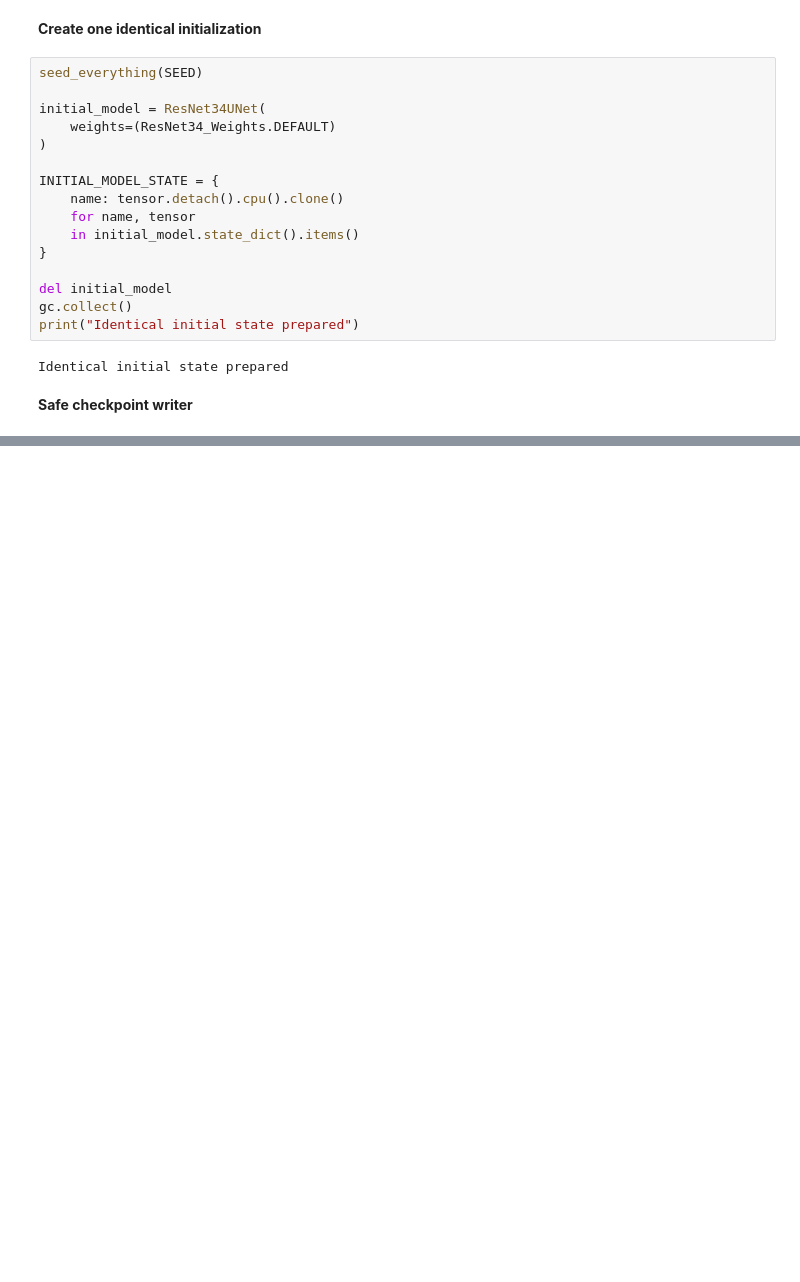
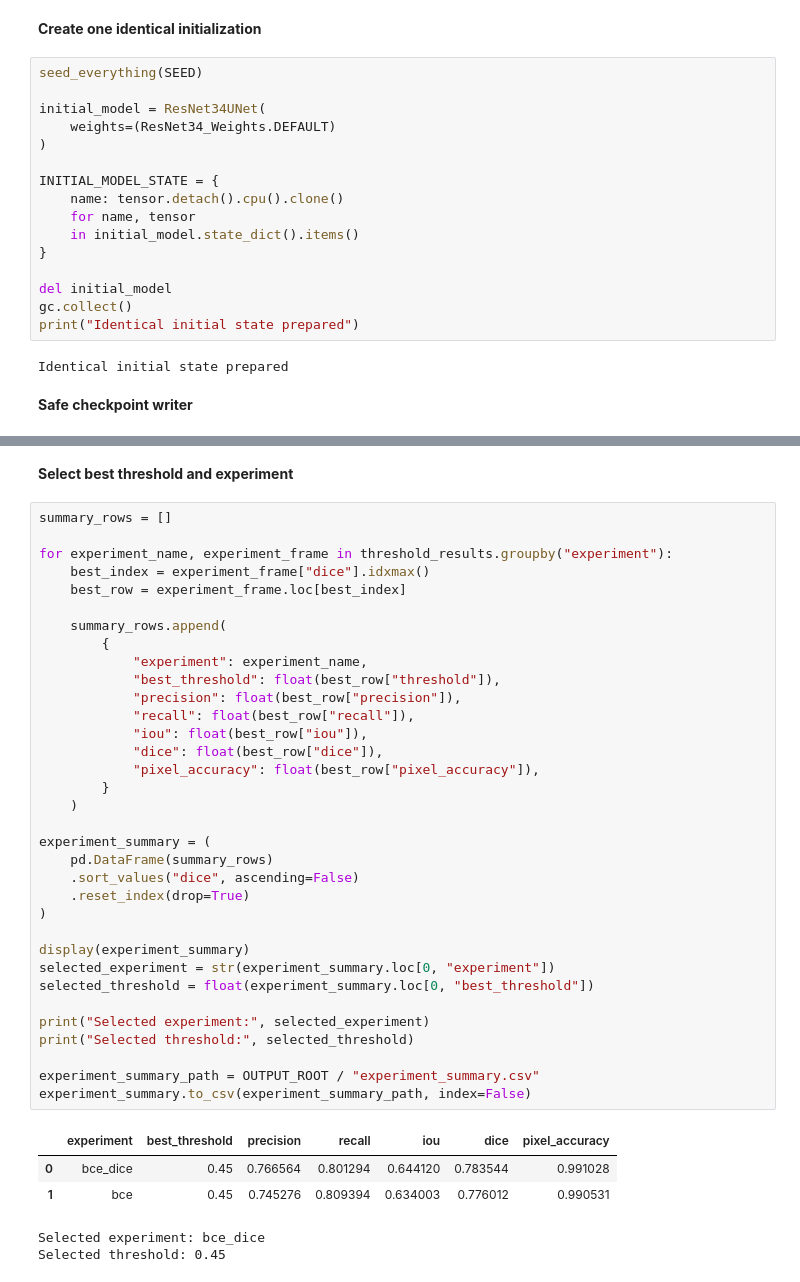
Before and after one commit to mdmohsin212/modern-vision-multimodal-lab, a Jupyter notebook: Vision/02_segmentation/unet_semantic_segmentation.ipynb, the cells around one changed output, grey strips where cells are left out. Cells and saved outputs as stored; diff of their text form; blank space fills up the shorter version.

```diff
--- a/Vision/02_segmentation/unet_semantic_segmentation.ipynb
+++ b/Vision/02_segmentation/unet_semantic_segmentation.ipynb
@@ -877,0 +1282,42 @@ Identical initial state prepared
+# %% [markdown]
+**Select best threshold and experiment**
+# %%
+summary_rows = []
+
+for experiment_name, experiment_frame in threshold_results.groupby("experiment"):
+    best_index = experiment_frame["dice"].idxmax()
+    best_row = experiment_frame.loc[best_index]
+
+    summary_rows.append(
+        {
+            "experiment": experiment_name,
+            "best_threshold": float(best_row["threshold"]),
+            "precision": float(best_row["precision"]),
+            "recall": float(best_row["recall"]),
+            "iou": float(best_row["iou"]),
+            "dice": float(best_row["dice"]),
+            "pixel_accuracy": float(best_row["pixel_accuracy"]),
+        }
+    )
+
+experiment_summary = (
+    pd.DataFrame(summary_rows)
+    .sort_values("dice", ascending=False)
+    .reset_index(drop=True)
+)
+
+display(experiment_summary)
+selected_experiment = str(experiment_summary.loc[0, "experiment"])
+selected_threshold = float(experiment_summary.loc[0, "best_threshold"])
+
+print("Selected experiment:", selected_experiment)
+print("Selected threshold:", selected_threshold)
+
+experiment_summary_path = OUTPUT_ROOT / "experiment_summary.csv"
+experiment_summary.to_csv(experiment_summary_path, index=False)
+# %% [output]
+|  | experiment | best_threshold | precision | recall | iou | dice | pixel_accuracy |
+| 0 | bce_dice | 0.45 | 0.766564 | 0.801294 | 0.644120 | 0.783544 | 0.991028 |
+| 1 | bce | 0.45 | 0.745276 | 0.809394 | 0.634003 | 0.776012 | 0.990531 |
+Selected experiment: bce_dice
+Selected threshold: 0.45
```
Also changed, not shown: parts of 19 cells of this notebook.
